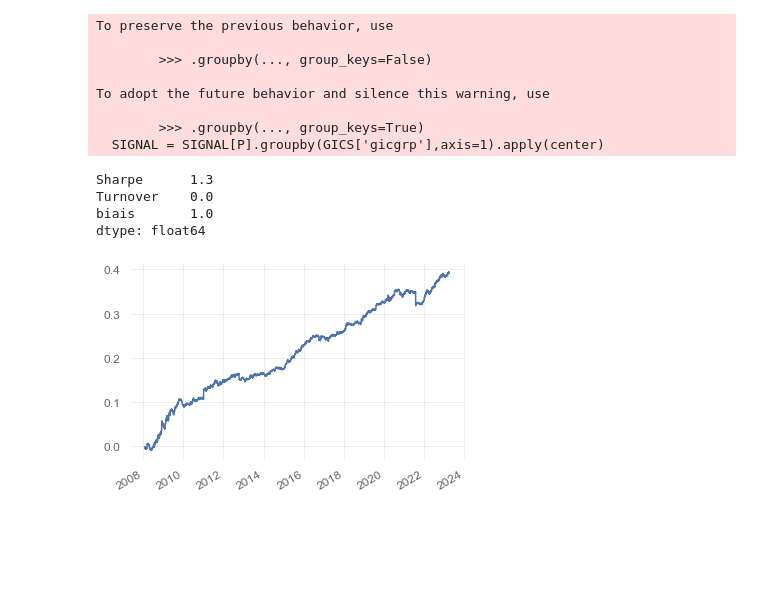
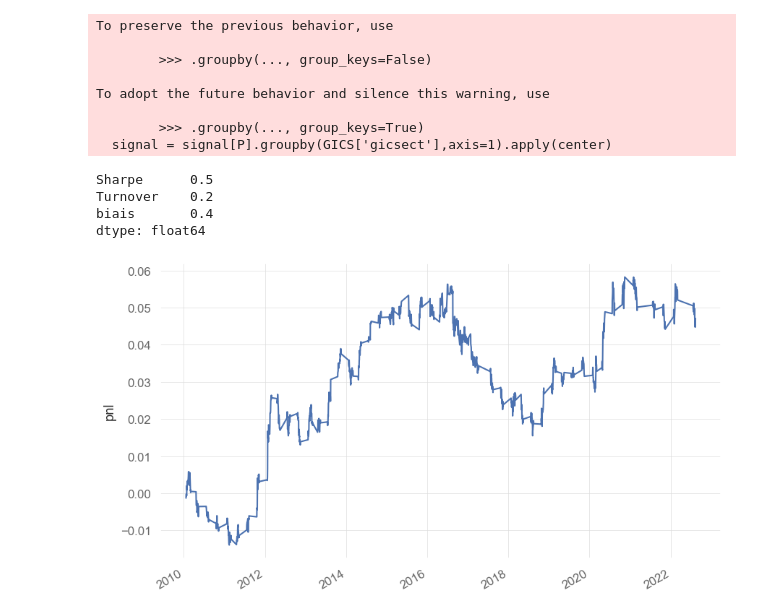
Before and after one commit to nabz78350/backtesting, a Jupyter notebook: alpha_netdebt.ipynb, the cells around one changed output. Saved outputs shown, nothing was run; the diff lists cells and outputs as text; code cells hidden in the pictures; blank space fills up the shorter version.

Commit message:
strat earnings

```diff
--- a/alpha_netdebt.ipynb
+++ b/alpha_netdebt.ipynb
@@ -14,6 +12,5 @@ P = func.presence_matrix(universe).loc['2008':]
 market_data = pd.read_parquet('data/US/mkt_data.pq')
 balance_sheet = pd.read_parquet('data/US/balance_sheets.pq')
 GICS = pd.read_parquet('data/US/GICS.pq')
-# P = pd.read_parquet('data/US/universe_table.pq')
-income_statement = pd.read_parquet('data/US/income_statement.pq')
+P = pd.read_parquet('data/US/universe_table.pq')
 R = market_data['close'].unstack().reindex_like(P).pct_change()
@@ -27,27 +17,33 @@ netdebt = netdebt.reindex_like(P).ffill()
+# %%
+DATA = pd.read_parquet('data/US/STRAT_EARNINGS/')
+DATA.drop('SnpDate',axis=1,inplace=True)
+DATA = DATA.set_index(['Date','Ticker'])
+DATA = DATA['SIGNAL'].unstack()
 # %%
-SIGNAL = netdebt.copy()
-SIGNAL = SIGNAL[P].rank(1,pct=True,ascending=True).clip(0.01,0.99).apply(norm.ppf)
-SIGNAL[SIGNAL.abs()<0.1] = None
-
-SIGNAL = SIGNAL[P].groupby(GICS['gicgrp'],axis=1).apply(center)
-SIGNAL= SIGNAL.div(SIGNAL.abs().sum(1),0)
-
-pnl_net_debt = (SIGNAL.shift(1) *R).sum(1).replace({0:np.nan}).dropna()
-sr = sharpe(pnl_net_debt)
-turnover = SIGNAL.fillna(0).diff().abs().sum(1).mean()
-pnl_net_debt.cumsum().plot()
-pd.Series({'Sharpe':sr,'Turnover':turnover,'biais':pnl_net_debt.mean()*1e4}).round(1)
+signal =DATA.copy()
+signal = signal.rank(axis=1,pct=True,ascending=False).clip(0.01,0.99).apply(norm.ppf)
+# signal = signal.rolling(252).rank(axis=0,pct=True,ascending=False).clip(0.01,0.99).apply(norm.ppf)
+signal = signal.reindex_like(P)[P].ffill(limit=5)
+signal[signal.abs()<0.5] = None
+signal = signal[P].groupby(GICS['gicsect'],axis=1).apply(center)
+signal = signal[P].div(signal.abs().sum(1),0)
+pnl = (signal[P].shift(1)*R).dropna(0,'all').sum(1)
+sr = sharpe(pnl)
+turnover = signal.fillna(0).diff().abs().sum(1).mean()
+pnl.cumsum().plot()
+plt.ylabel('pnl')
+pd.Series({'Sharpe':sr,'Turnover':turnover,'biais':pnl.mean()*1e4}).round(1)
 # %% [output]
 To preserve the previous behavior, use
 
         >>> .groupby(..., group_keys=False)
 
 To adopt the future behavior and silence this warning, use
 
         >>> .groupby(..., group_keys=True)
-  SIGNAL = SIGNAL[P].groupby(GICS['gicgrp'],axis=1).apply(center)
+  signal = signal[P].groupby(GICS['gicsect'],axis=1).apply(center)
-Sharpe      1.3
-Turnover    0.0
-biais       1.0
+Sharpe      0.5
+Turnover    0.2
+biais       0.4
 dtype: float64
-[figure, old version]
+[figure, new version]
```
Also changed, not shown: parts of 3 cells of this notebook, 4 other files.
